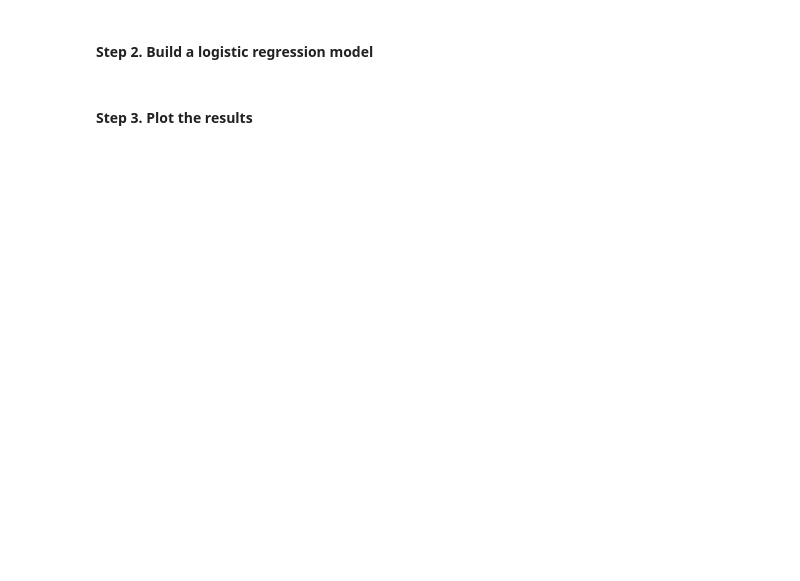
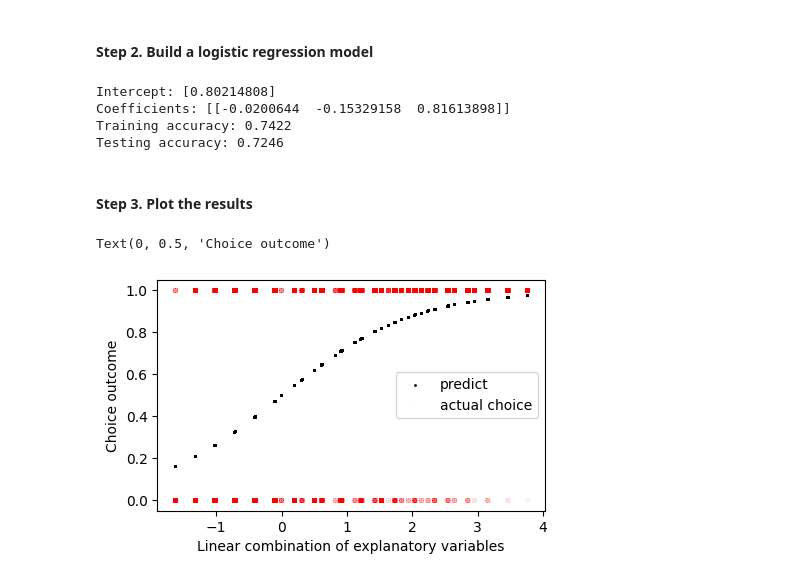
Before and after one commit to PropovedNik007/TUW_231028, a Jupyter notebook: exercise_empty.ipynb, the cells around one changed output. Cells and saved outputs as stored; diff of their text form; code cells hidden in the pictures; blank space fills up the shorter version.

```diff
--- a/exercise_empty.ipynb
+++ b/exercise_empty.ipynb
@@ -146,13 +177,49 @@ survey.head()
+# %%
+### hint: you can use
+### (1) statsmodels.formula.api.logit
+### (2) statsmodels.api.Logit (remember to add a constant)
+### (3) sklearn.linear_model.LogisticRegression()
+### you can also split the data into training and testing sets
+### what are the model coefficients?
+
+# logit = smf.logit(formula='choice ~ transfer_time + waiting_time + discount', data = survey), use (3) solution with sklearn
+from sklearn.linear_model import LogisticRegression
+from sklearn.model_selection import train_test_split
+
+X = survey[['transfer_time', 'waiting_time', 'discount']]
+y = survey['choice']
+
+X_train, X_test, y_train, y_test = train_test_split(X, y, test_size=0.2, random_state=0)
+
+model = LogisticRegression()
+model.fit(X_train, y_train)
+
+print("Intercept:", model.intercept_)
+print("Coefficients:", model.coef_)
+
+# Optionally, you can evaluate model performance
+train_score = model.score(X_train, y_train)
+test_score = model.score(X_test, y_test)
+print("Training accuracy:", train_score)
+print("Testing accuracy:", test_score)
+# %% [output]
+Intercept: [0.80214808]
+Coefficients: [[-0.0200644  -0.15329158  0.81613898]]
+Training accuracy: 0.7422
+Testing accuracy: 0.7246
 # %% [markdown]
 #### Step 3. Plot the results
 # %%
 predict = survey.copy()
-predict['predict'] = ### predicted values of choice probability from the model
-predict['linear'] = ### linear combinations of the explanatory variables
+predict['predict'] = model.predict_proba(X)[:, 1] ### predicted values of choice probability from the model
+predict['linear'] = model.intercept_[0] + np.dot(X, model.coef_.T) ### linear combinations of the explanatory variables
 
 fig, ax = plt.subplots(figsize=(5, 3))
 ax.scatter(predict['linear'], predict['predict'], s=1, c='k', label='predict')
 ax.scatter(predict['linear'], predict['choice'], s=10, c='r', alpha=0.002, label='actual choice')
 ax.legend()
 ax.set_xlabel('Linear combination of explanatory variables')
 ax.set_ylabel('Choice outcome')
+# %% [output]
+Text(0, 0.5, 'Choice outcome')
+[figure, added]
```
Also changed, not shown: parts of 10 cells of this notebook, 2 other files.
